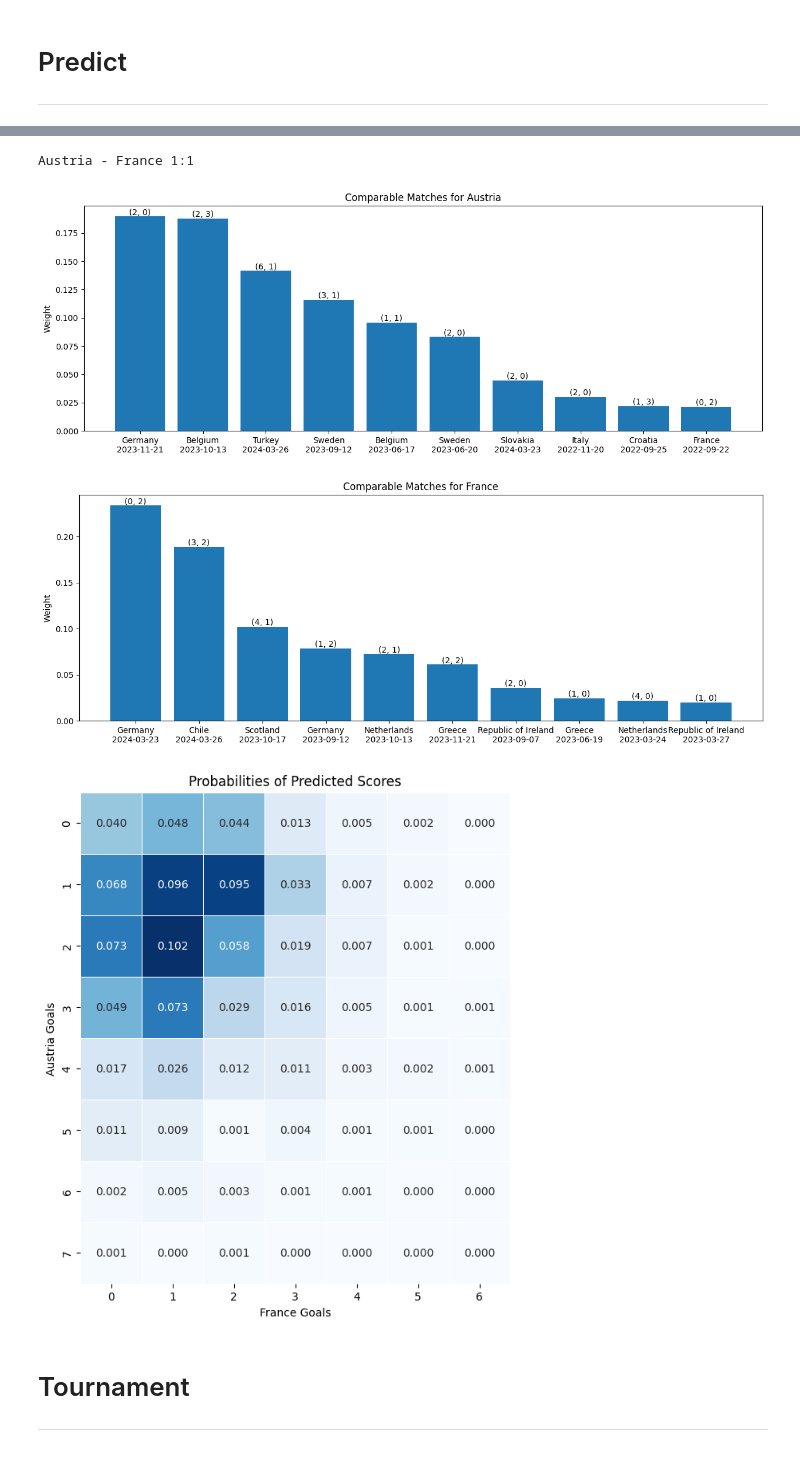
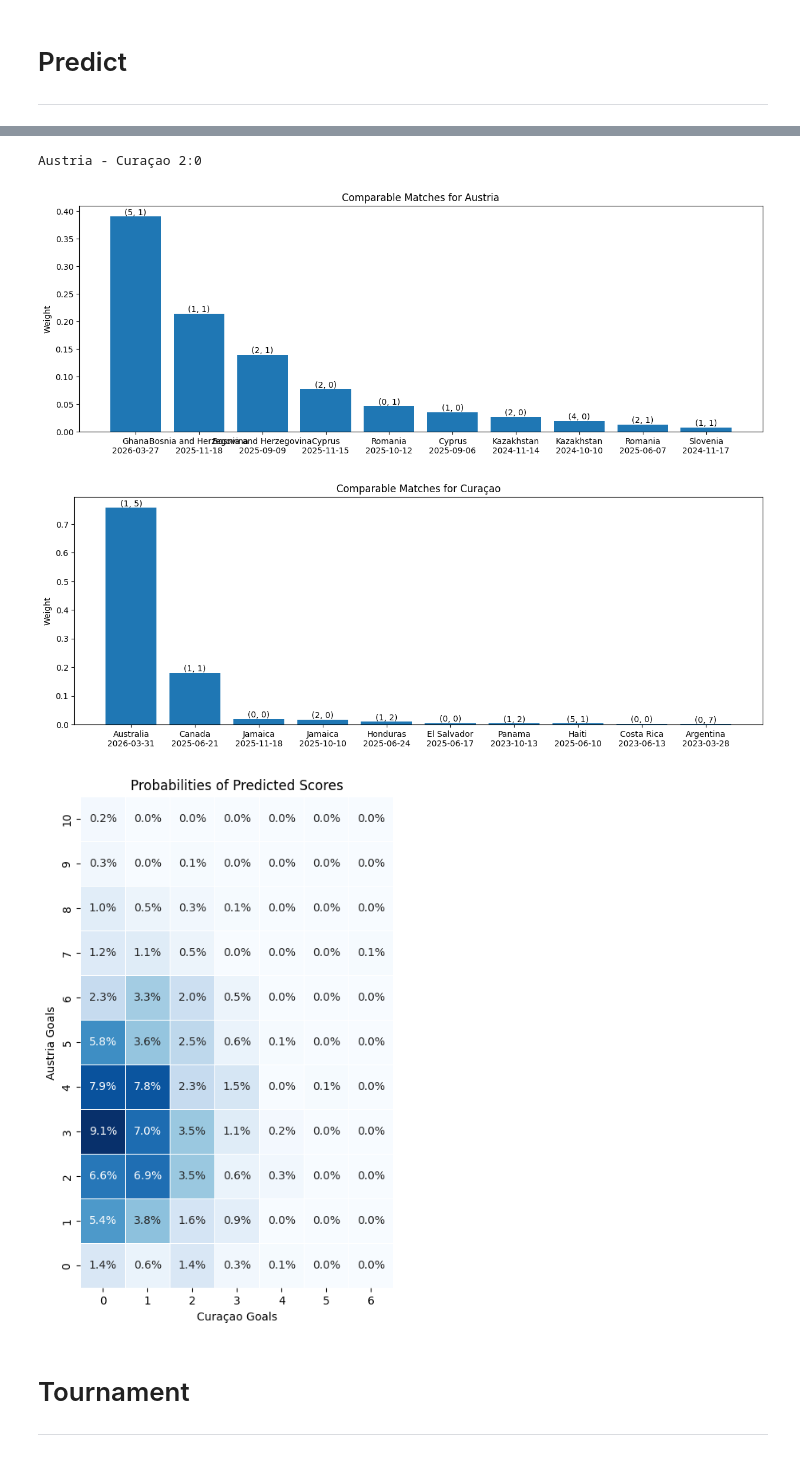
Before and after one commit to bernhard-pfann/soccer-predictions, a Jupyter notebook: main.ipynb, the cells around one changed output, grey strips where cells are left out. Drawn from its saved outputs; the diff is of its cells as text; code cells hidden in the pictures.

```diff
--- a/main.ipynb
+++ b/main.ipynb
@@ -152,0 +60,3 @@ rankings.head()
+# %%
+results = process_results("data/results.csv")
+results.head()
@@ -152,0 +70,3 @@ rankings.head()
+# %%
+rankings = process_rankings("data/fifa_ranking-2026-04-01.csv")
+rankings.head()
@@ -180,9 +124,9 @@ from predict import (
     predict_score,
 )
 # %%
-day = datetime(2024, 6, 1)
+day = datetime(2026, 6, 11)
 home_team = "Austria"
-away_team = "France"
+away_team = "Curaçao"
 params = {"time_sigma": 90, "rank_sigma": 15}
 
 home_rank = get_ranking(df=rankings, team=home_team, day=day)
@@ -207,32 +151,43 @@ predicted_score = predict_score(
 )
 print(f"{home_team} - {away_team} {predicted_score[0]}:{predicted_score[1]}")
 # %% [output]
-Austria - France 1:1
+Austria - Curaçao 2:0
 # %%
 plot_comparable_matches(home_team_matches, home_team)
 plot_comparable_matches(away_team_matches, away_team)
 # %% [output]
-[figure, old version]
+[figure, new version]
-[figure, old version]
+[figure, new version]
 # %%
 home_team_stats = get_offense_defense(home_team_matches)
 away_team_stats = get_offense_defense(away_team_matches)
 predicted_scores = draw_result(home_team_stats, away_team_stats, n=1000)
 
 heatmap_df = pd.crosstab(
-    predicted_scores[0],
-    predicted_scores[1],
+    index=predicted_scores[0],
+    columns=predicted_scores[1],
     rownames=[home_team+" Goals"],
     colnames=[away_team+" Goals"]
-)
+).sort_index(ascending=False)
+
 heatmap_df = heatmap_df.div(heatmap_df.sum().sum())
 
+
 plt.figure(figsize=(8, 8))
-sns.heatmap(data=heatmap_df, annot=True, fmt=".3f", cmap="Blues", cbar=False, square=True, edgecolor="w", lw=0.5)
+sns.heatmap(
+    data=heatmap_df,
+    annot=True,
+    fmt=".1%",
+    cmap="Blues",
+    cbar=False,
+    square=True,
+    edgecolor="w",
+    lw=0.5
+)
 plt.title("Probabilities of Predicted Scores")
 plt.show()
 # %% [output]
-[figure, old version]
+[figure, new version]
 # %% [markdown]
 # Tournament
 ***
```
Also changed, not shown: parts of 18 cells of this notebook, 5 other files.
